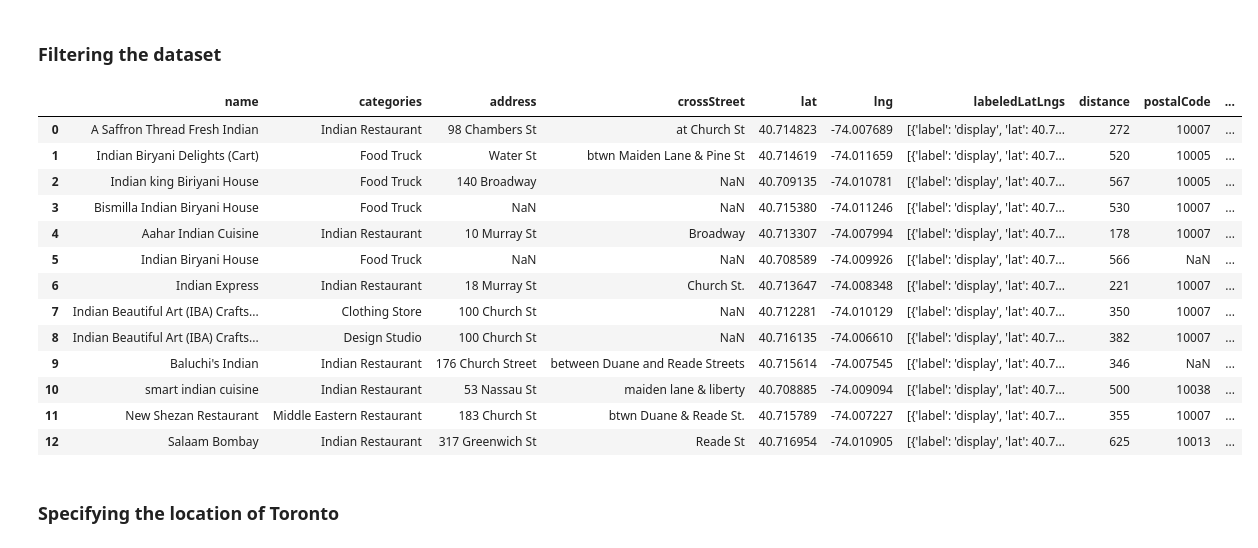
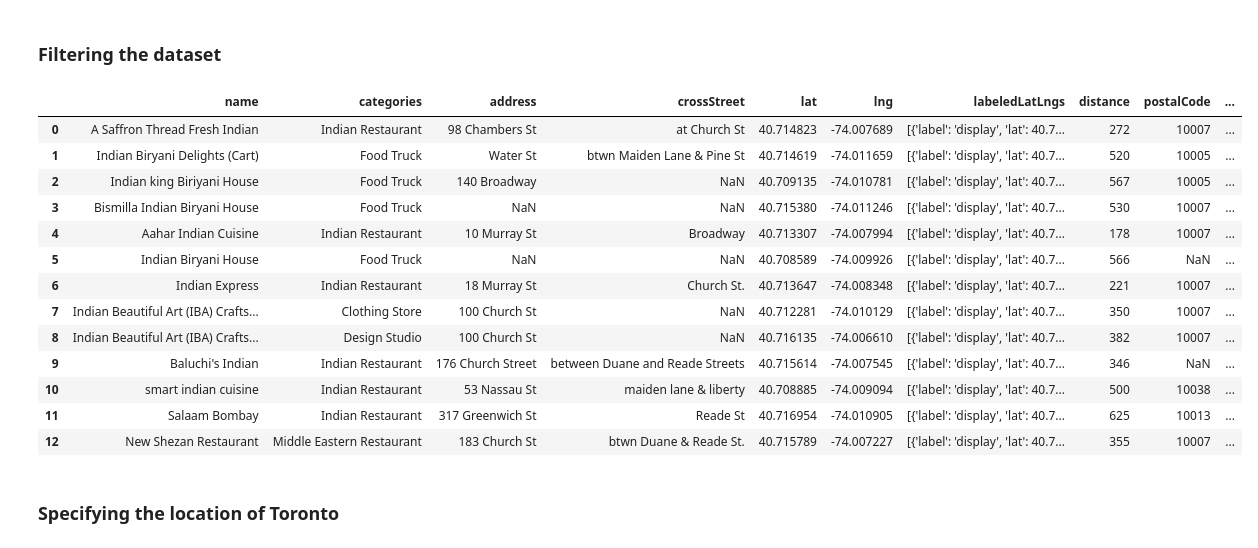
Before and after one commit to Karansingh005/Battle_of_Neighbourhoods, a Jupyter notebook: Capstilone_project_ntb.ipynb, the cells around one changed output. Drawn from its saved outputs; the diff is of its cells as text; code cells hidden in the pictures.

```diff
--- a/Capstilone_project_ntb.ipynb
+++ b/Capstilone_project_ntb.ipynb
@@ -118,36 +118,36 @@ df_fil_nyc = df_nyc.loc[:, filtered_columns]
 def get_category_type(row):
     try:
         categories_list = row['categories']
     except:
         categories_list = row['venue.categories']
 
     if len(categories_list) == 0:
         return None
     else:
         return categories_list[0]['name']
 
 # filter the category for each row
 df_fil_nyc['categories'] = df_fil_nyc.apply(get_category_type, axis=1)
 
 # clean column names by keeping only last term
-df_fil_nyc.columns = [column.split('.')[-1] for column in dataframe_filtered.columns]
+df_fil_nyc.columns = [column.split('.')[-1] for column in df_fil_nyc.columns]
 
 df_fil_nyc
 # %% [output]
 |  | name | categories | address | crossStreet | lat | lng | labeledLatLngs | distance | postalCode | ... |
 | 0 | A Saffron Thread Fresh Indian | Indian Restaurant | 98 Chambers St | at Church St | 40.714823 | -74.007689 | [{'label': 'display', 'lat': 40.7... | 272 | 10007 | ... |
 | 1 | Indian Biryani Delights (Cart) | Food Truck | Water St | btwn Maiden Lane & Pine St | 40.714619 | -74.011659 | [{'label': 'display', 'lat': 40.7... | 520 | 10005 | ... |
 | 2 | Indian king Biriyani House | Food Truck | 140 Broadway | NaN | 40.709135 | -74.010781 | [{'label': 'display', 'lat': 40.7... | 567 | 10005 | ... |
 | 3 | Bismilla Indian Biryani House | Food Truck | NaN | NaN | 40.715380 | -74.011246 | [{'label': 'display', 'lat': 40.7... | 530 | 10007 | ... |
 | 4 | Aahar Indian Cuisine | Indian Restaurant | 10 Murray St | Broadway | 40.713307 | -74.007994 | [{'label': 'display', 'lat': 40.7... | 178 | 10007 | ... |
 | 5 | Indian Biryani House | Food Truck | NaN | NaN | 40.708589 | -74.009926 | [{'label': 'display', 'lat': 40.7... | 566 | NaN | ... |
 | 6 | Indian Express | Indian Restaurant | 18 Murray St | Church St. | 40.713647 | -74.008348 | [{'label': 'display', 'lat': 40.7... | 221 | 10007 | ... |
 | 7 | Indian Beautiful Art (IBA) Crafts... | Clothing Store | 100 Church St | NaN | 40.712281 | -74.010129 | [{'label': 'display', 'lat': 40.7... | 350 | 10007 | ... |
 | 8 | Indian Beautiful Art (IBA) Crafts... | Design Studio | 100 Church St | NaN | 40.716135 | -74.006610 | [{'label': 'display', 'lat': 40.7... | 382 | 10007 | ... |
 | 9 | Baluchi's Indian | Indian Restaurant | 176 Church Street | between Duane and Reade Streets | 40.715614 | -74.007545 | [{'label': 'display', 'lat': 40.7... | 346 | NaN | ... |
 | 10 | smart indian cuisine | Indian Restaurant | 53 Nassau St | maiden lane & liberty | 40.708885 | -74.009094 | [{'label': 'display', 'lat': 40.7... | 500 | 10038 | ... |
-| 11 | New Shezan Restaurant | Middle Eastern Restaurant | 183 Church St | btwn Duane & Reade St. | 40.715789 | -74.007227 | [{'label': 'display', 'lat': 40.7... | 355 | 10007 | ... |
-| 12 | Salaam Bombay | Indian Restaurant | 317 Greenwich St | Reade St | 40.716954 | -74.010905 | [{'label': 'display', 'lat': 40.7... | 625 | 10013 | ... |
+| 11 | Salaam Bombay | Indian Restaurant | 317 Greenwich St | Reade St | 40.716954 | -74.010905 | [{'label': 'display', 'lat': 40.7... | 625 | 10013 | ... |
+| 12 | New Shezan Restaurant | Middle Eastern Restaurant | 183 Church St | btwn Duane & Reade St. | 40.715789 | -74.007227 | [{'label': 'display', 'lat': 40.7... | 355 | 10007 | ... |
 # %% [markdown]
 ### Specifying the location of Toronto
 # %%
```
Also changed, not shown: parts of 10 cells of this notebook.
